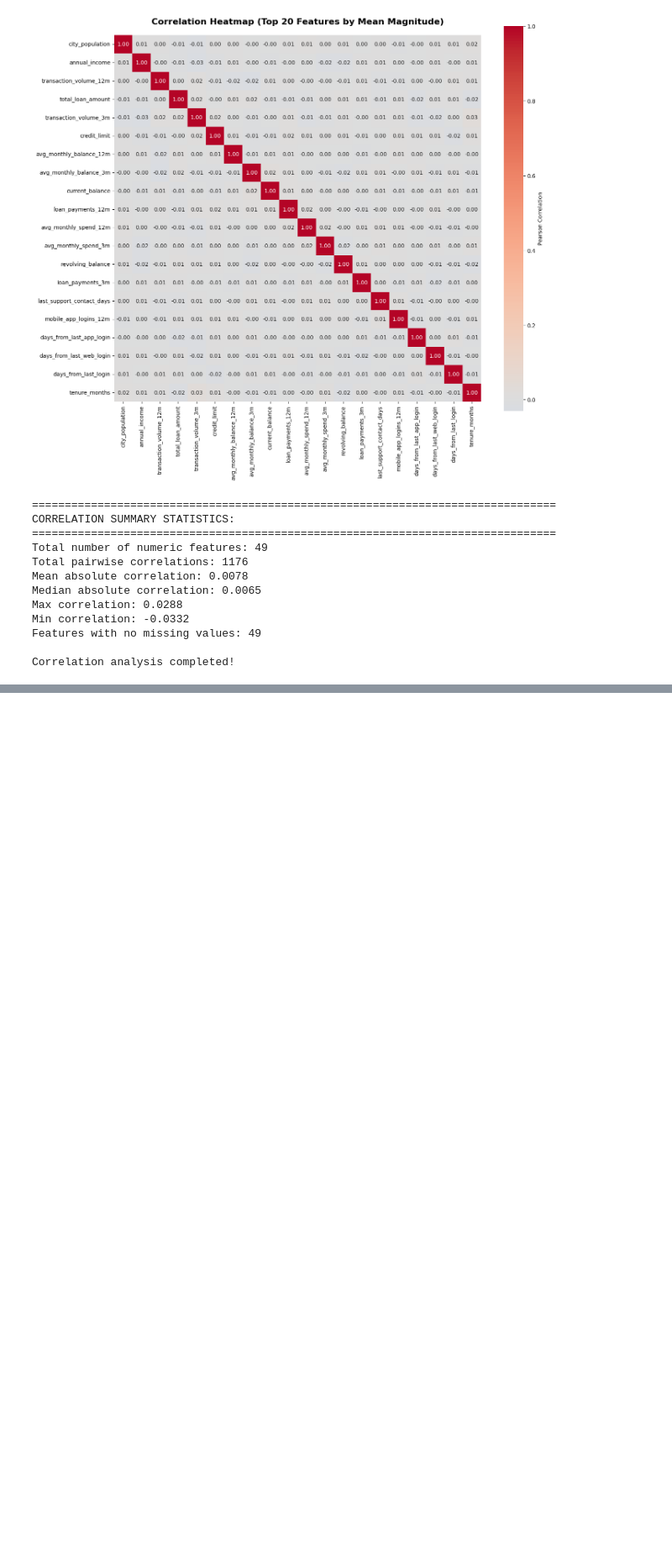
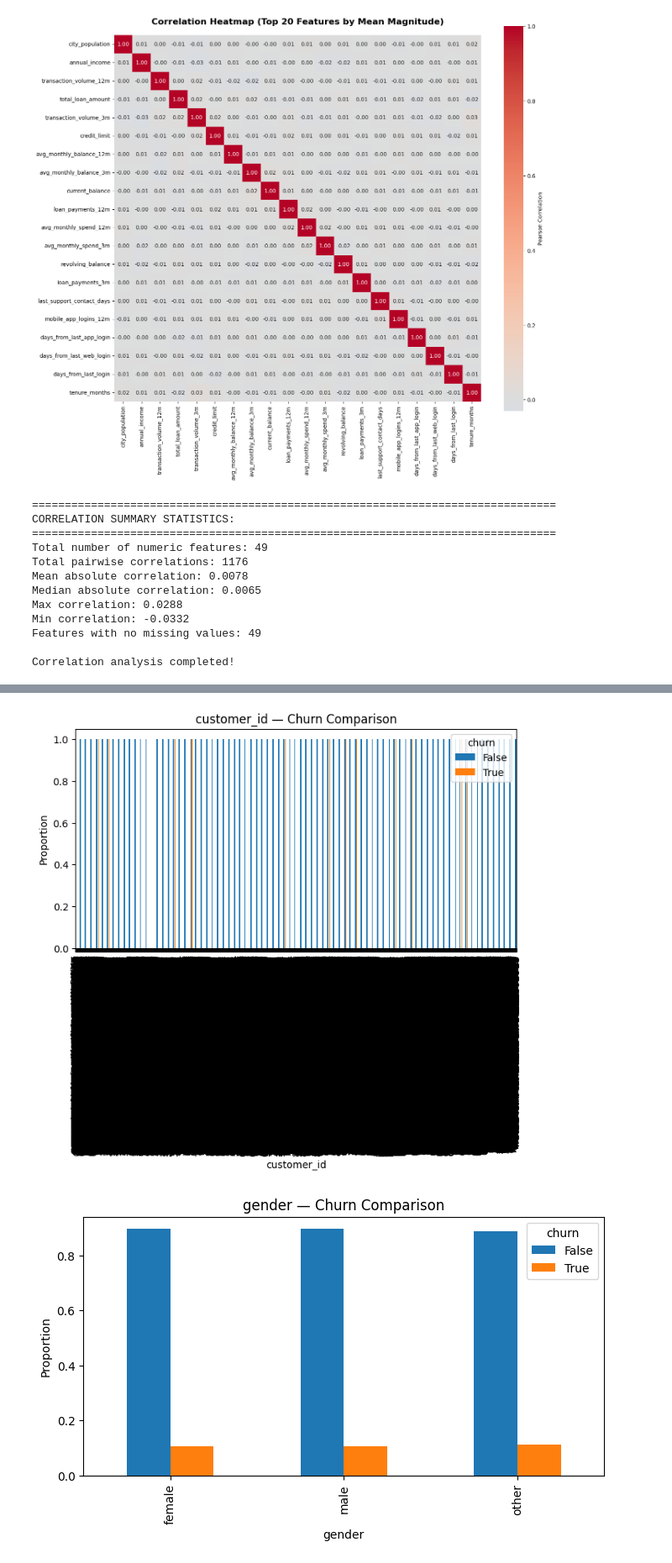
Before and after one commit to zmaszlanka/churn_analysis_and_prediction, a Jupyter notebook: src/synthetic_dataset/dataset_exploration.ipynb, the cells around one changed output, grey strips where cells are left out. Shown at 84% size. Drawn from its saved outputs; the diff is of its cells as text; code cells hidden in the pictures; blank space fills up the shorter version.

```diff
--- a/src/synthetic_dataset/dataset_exploration.ipynb
+++ b/src/synthetic_dataset/dataset_exploration.ipynb
@@ -330,0 +264,12 @@ print("\nFeature-to-churn correlation analysis completed!")
+# %%
+categorical_cols = df.select_dtypes(exclude=[np.number, bool]).columns.tolist()
+
+for col in categorical_cols:
+    ct = pd.crosstab(df[col], df["churn"], normalize="index")
+    ct.plot(kind="bar", figsize=(8,4))
+    plt.title(f"{col} — Churn Comparison")
+    plt.ylabel("Proportion")
+    plt.show()
+# %% [output]
+[figure, added]
+[figure, added]
```
Also changed, not shown: parts of 4 cells of this notebook, 6 other files.
